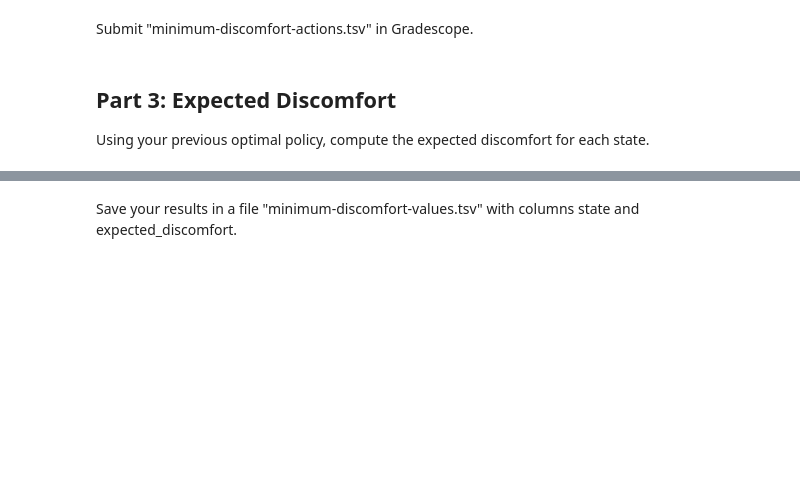
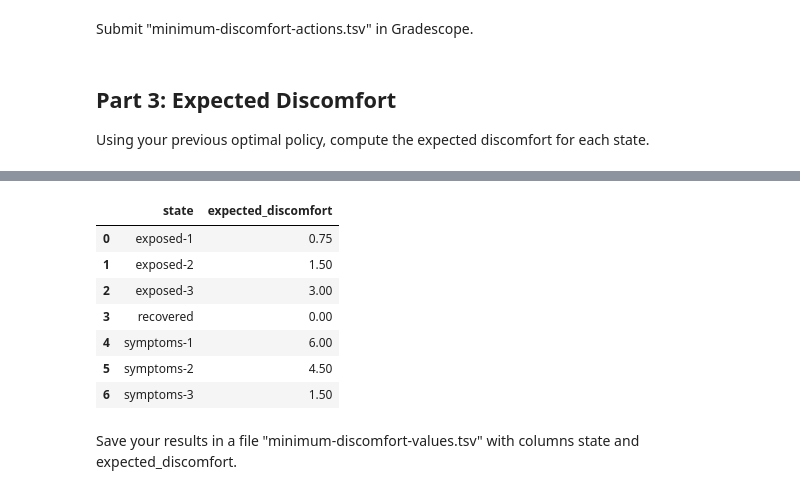
Before and after one commit to cfornesa/dx704-project-06, a Jupyter notebook: project.ipynb, the cells around one changed output, grey strips where cells are left out. Cells and saved outputs as stored; diff of their text form; code cells hidden in the pictures; blank space fills up the shorter version.

```diff
--- a/project.ipynb
+++ b/project.ipynb
@@ -633,0 +640,3 @@ Using your previous optimal policy, compute the expected discomfort for each sta
+# %%
+R3 = np.zeros((3, ns), dtype=float)
+P3 = np.zeros((3, ns, ns), dtype=float)
@@ -633,0 +715,8 @@ Using your previous optimal policy, compute the expected discomfort for each sta
+# %%
+# Sum probabilities for duplicate pairs
+subP3_agg = (
+    subP3
+      .groupby(["action", "state", "next_state"], as_index=False)["probability"]
+      .sum()
+)
+subP3_agg
@@ -633,0 +798,73 @@ Using your previous optimal policy, compute the expected discomfort for each sta
+# %%
+# Compute the expected discomfort for the optimal policy using policy evaluation (solving linear system)
+
+# Get the optimal policy from the DataFrame
+optimal_policy = minimum_discomfort_actions.set_index('state')['action']
+
+# Construct the reward vector r_pi for the optimal policy
+  # Use discomfort rewards (-R2)
+c_pi = np.zeros(ns)
+for i, state in enumerate(states):
+    action = optimal_policy[state]
+    if action == "do-nothing":
+        a_idx = 0
+    elif action == "drink-oj":
+        a_idx = 1
+    elif action == "sleep-8":
+        a_idx = 2
+    else:
+        continue
+    # Immediate discomfort for the optimal action in each state
+    c_pi[i] = -R2[a_idx, i]
+
+# Construct the transition matrix P_pi for the optimal policy
+P3 = np.zeros((ns, ns))
+for i, state in enumerate(states):
+    action = optimal_policy[state]
+    if action == "do-nothing":
+        a_idx = 0
+    elif action == "drink-oj":
+        a_idx = 1
+    elif action == "sleep-8":
+        a_idx = 2
+    else:
+        continue
+    # Transition probabilities for the optimal action in each state
+    P3[i, :] = P2[a_idx, i, :]
+
+# Solve the linear system (I - P_pi) * d_pi = c_pi for d_pi
+  # Where d_pi is the expected discomfort for each state under the policy
+P3_identity_matrix = np.eye(ns)
+P3_inverted_matrix = P3_identity_matrix - P3
+
+# Handle the recovered state
+recovered_idx = S['recovered']
+indices_to_solve = [i for i in range(ns) if i != recovered_idx]
+
+reduced_matrix = P3_inverted_matrix[np.ix_(indices_to_solve, indices_to_solve)]
+reduced_c_pi = c_pi[indices_to_solve]
+
+# Solve the reduced system
+d_pi_reduced = np.linalg.solve(reduced_matrix, reduced_c_pi)
+
+# Reconstruct the full discomfort vector, placing 0 for the recovered state
+d_pi = np.zeros(ns)
+for i, original_idx in enumerate(indices_to_solve):
+    d_pi[original_idx] = d_pi_reduced[i]
+
+# The discomfort for the recovered state is 0
+d_pi[recovered_idx] = 0.0
+
+print("Expected discomfort for each state under the optimal policy (solved via linear system):")
+print(d_pi)
+print()
+
+# Pack as dictionary mapping state to value
+state_values_discomfort = {states[i]: v for i, v in enumerate(d_pi)}
+print("State values (expected discomfort) for gamma=1.0:")
+print(state_values_discomfort)
+
+# Convert directly to a dataframe
+minimum_discomfort_values = pd.DataFrame(list(state_values_discomfort.items()), columns=['state', 'expected_discomfort'])
+display(minimum_discomfort_values)
+# %% [output]
@@ -634,2 +876,10 @@ Using your previous optimal policy, compute the expected discomfort for each sta
+|  | state | expected_discomfort |
+| 0 | exposed-1 | 0.75 |
+| 1 | exposed-2 | 1.50 |
+| 2 | exposed-3 | 3.00 |
+| 3 | recovered | 0.00 |
+| 4 | symptoms-1 | 6.00 |
+| 5 | symptoms-2 | 4.50 |
+| 6 | symptoms-3 | 1.50 |
 # %% [markdown]
 Save your results in a file "minimum-discomfort-values.tsv" with columns state and expected_discomfort.
```
Also changed, not shown: parts of 35 cells of this notebook, 3 other files.
